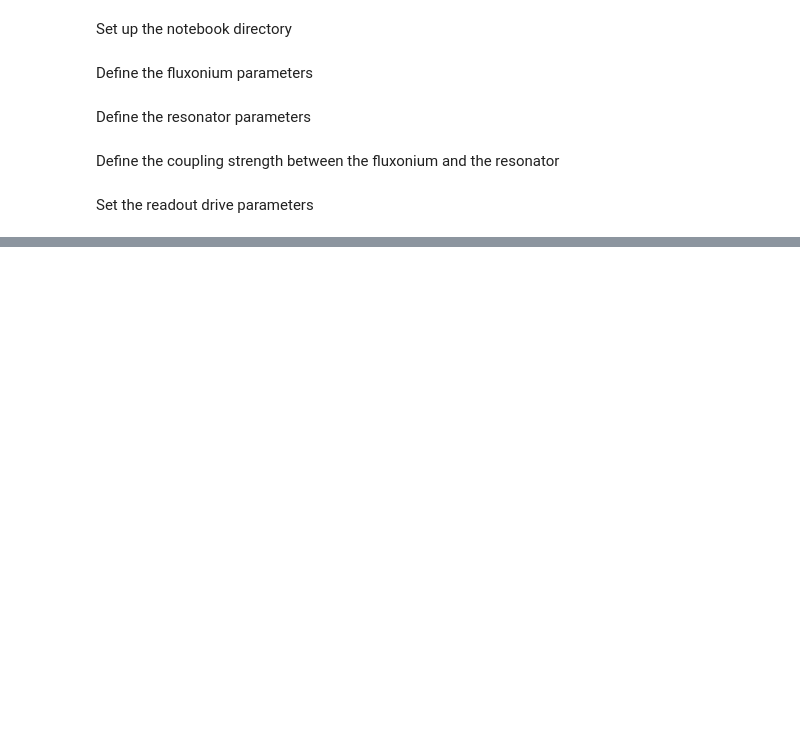
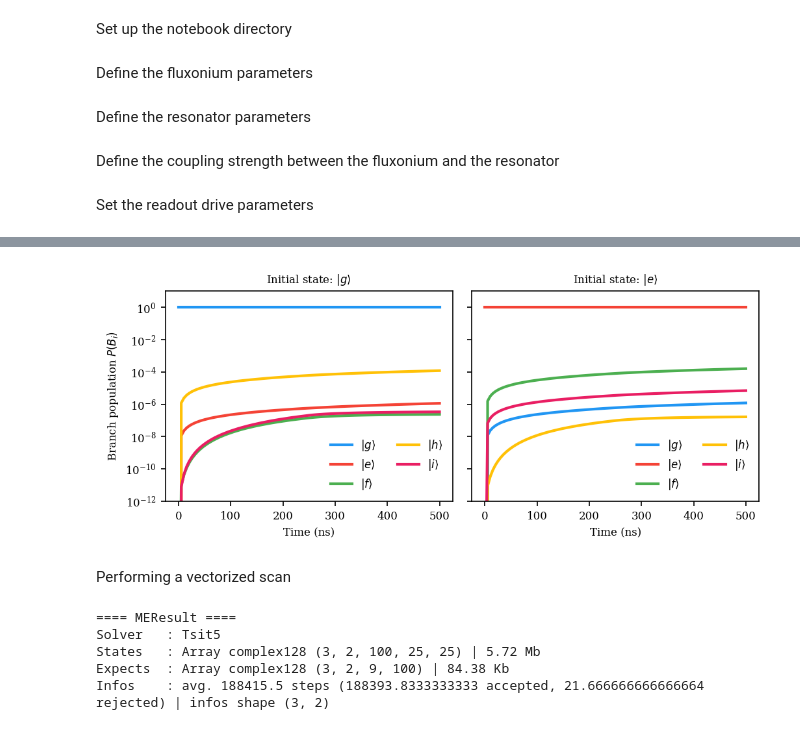
Before and after one commit to TheSQuaD-IQ/blueprint, a Jupyter notebook: tutorial/fluxonium/readout_dynamics.ipynb, the cells around one changed output, grey strips where cells are left out. Drawn from its saved outputs; the diff is of its cells as text; code cells hidden in the pictures; blank space fills up the shorter version.

```diff
--- a/tutorial/fluxonium/readout_dynamics.ipynb
+++ b/tutorial/fluxonium/readout_dynamics.ipynb
@@ -356,0 +408,42 @@ amplitudes.shape
+# %%
+state_labels = ("g", "e")
+state_inds = (0, 1)
+branch_labels = ("g", "e", "f", "h", "i")
+
+colors = ("#2196f3", "#f44336", "#4caf50", "#ffc107", "#e91e63")
+
+figsize = get_figsize(columns=2, height_scale=0.7)
+rc_params = get_rc_params()
+
+with plt.rc_context(rc_params):
+    fig, axs = plt.subplots(ncols=2, figsize=figsize, tight_layout=True, dpi=150, sharey=True)
+
+    for ax, state_ind, state_label in zip(axs, state_inds, state_labels):
+        for ind, branch_label in enumerate(branch_labels):
+            label = f"$\\vert {branch_label} \\rangle$"
+            color = colors[ind]
+
+            branch_population = ind_branch_populations[state_ind, ind]
+            ax.plot(
+                save_times,
+                branch_population,
+                label=label,
+                color=color,
+                linewidth=2,
+            )
+        subplot_title = f"Initial state: $\\vert {state_label} \\rangle$"
+        ax.set_yscale("log")
+        ax.set_title(subplot_title)
+        ax.set_xlabel(r"Time (ns)")
+        ax.set_ylim(1e-12, 10)
+        ax.legend(frameon=False, ncols=2)
+
+        if state_ind == 0:
+            ax.set_ylabel(r"Branch population $P\left(B_{i}\right)$")
+
+
+plt.show()
+# %% [output]
+[figure, added]
+# %% [markdown]
+Performing a vectorized scan
@@ -356,0 +460,19 @@ amplitudes.shape
+# %%
+
+result = dq.mesolve(
+    hamiltonian,
+    jump_ops,
+    init_states,
+    save_times,
+    exp_ops=exp_ops,
+    solver=solver,
+    options=options,
+
+)
+print(result)
+# %% [output]
+==== MEResult ====
+Solver   : Tsit5
+States   : Array complex128 (3, 2, 100, 25, 25) | 5.72 Mb
+Expects  : Array complex128 (3, 2, 9, 100) | 84.38 Kb
+Infos    : avg. 188415.5 steps (188393.8333333333 accepted, 21.666666666666664 rejected) | infos shape (3, 2)
```
Also changed, not shown: parts of 26 cells of this notebook.
